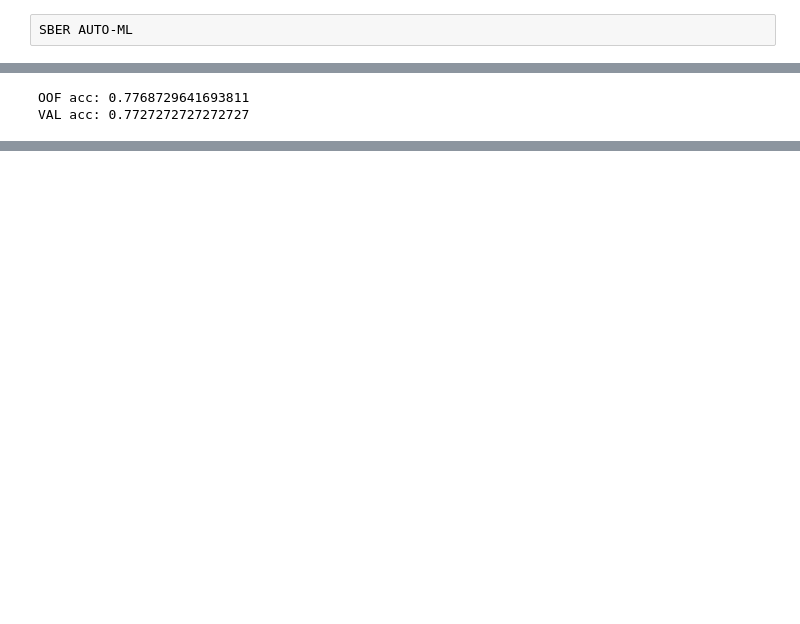
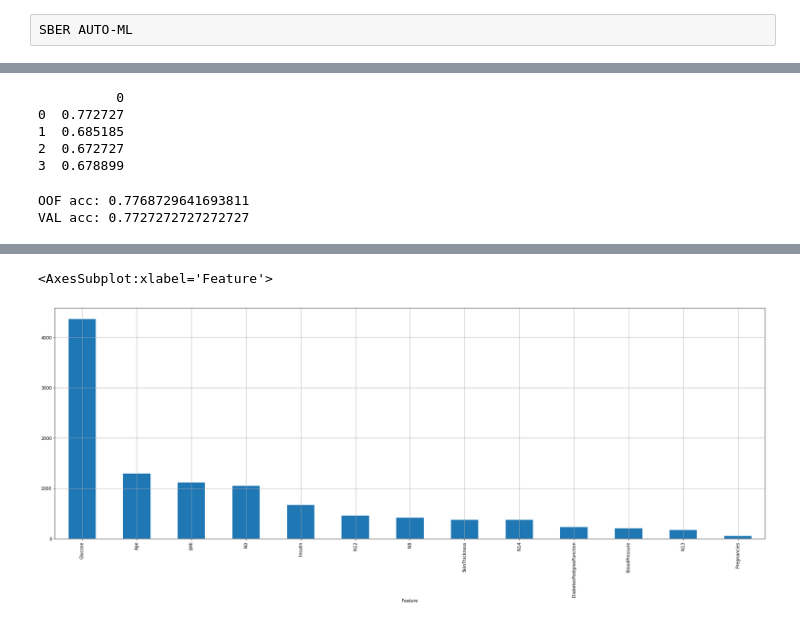
Before and after one commit to DenisKochetov/PIMA-dataset, a Jupyter notebook: pima.ipynb, the cells around one changed output, grey strips where cells are left out. Saved outputs shown, nothing was run; the diff lists cells and outputs as text; code cells hidden in the pictures; blank space fills up the shorter version.

Commit message:
Added model selection with metrics

```diff
--- a/pima.ipynb
+++ b/pima.ipynb
@@ -336,0 +348,24 @@ def acc_score(y_true, y_pred):
+# %%
+
+conf_matrix = confusion_matrix(te_data['Outcome'].values, y_pred)
+
+#Show metrics
+tp = conf_matrix[1,1]
+fn = conf_matrix[1,0]
+fp = conf_matrix[0,1]
+tn = conf_matrix[0,0]
+Accuracy  =  ((tp+tn)/(tp+tn+fp+fn))
+Precision =  (tp/(tp+fp))
+Recall    =  (tp/(tp+fn))
+F1_score  =  (2*(((tp/(tp+fp))*(tp/(tp+fn)))/((tp/(tp+fp))+(tp/(tp+fn)))))
+
+show_metrics = pd.DataFrame(data=[[Accuracy , Precision, Recall, F1_score]])
+show_metrics = show_metrics.T
+show_metrics
+print(show_metrics)
+# %% [output]
+          0
+0  0.772727
+1  0.685185
+2  0.672727
+3  0.678899
@@ -340,3 +392,10 @@ print('VAL acc: {}'.format(acc_score(te_data['Outcome'].values, test_pred.data[:
 # %% [output]
 OOF acc: 0.7768729641693811
 VAL acc: 0.7727272727272727
+# %%
+%%time
+
+# Fast feature importances calculation
+fast_fi = automl.get_feature_scores('fast')
+fast_fi.set_index('Feature')['Importance'].plot.bar(figsize = (30, 10), grid = True)
+# %% [output]
@@ -342,0 +403,2 @@ VAL acc: 0.7727272727272727
+<AxesSubplot:xlabel='Feature'>
+[figure, added]
```
Also changed, not shown: parts of 40 cells of this notebook.
